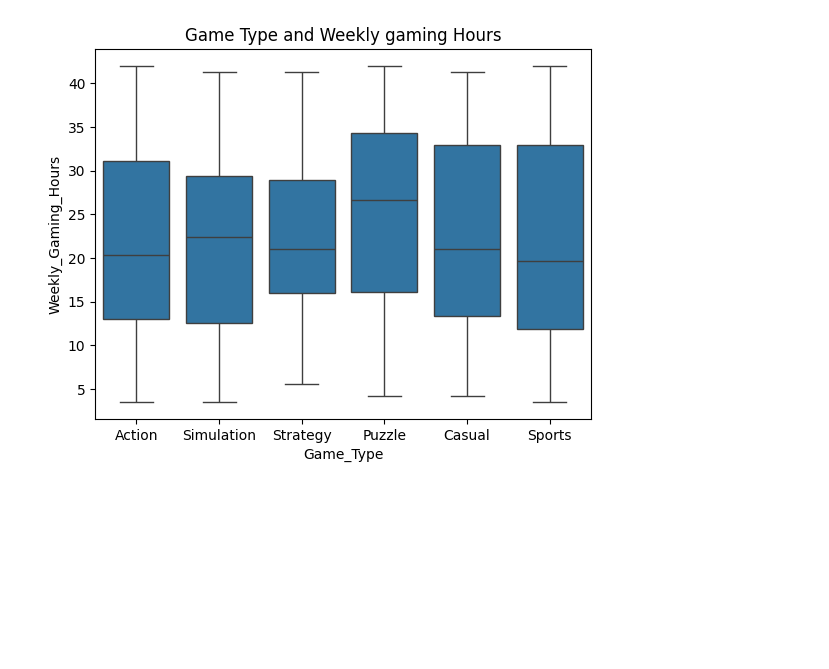
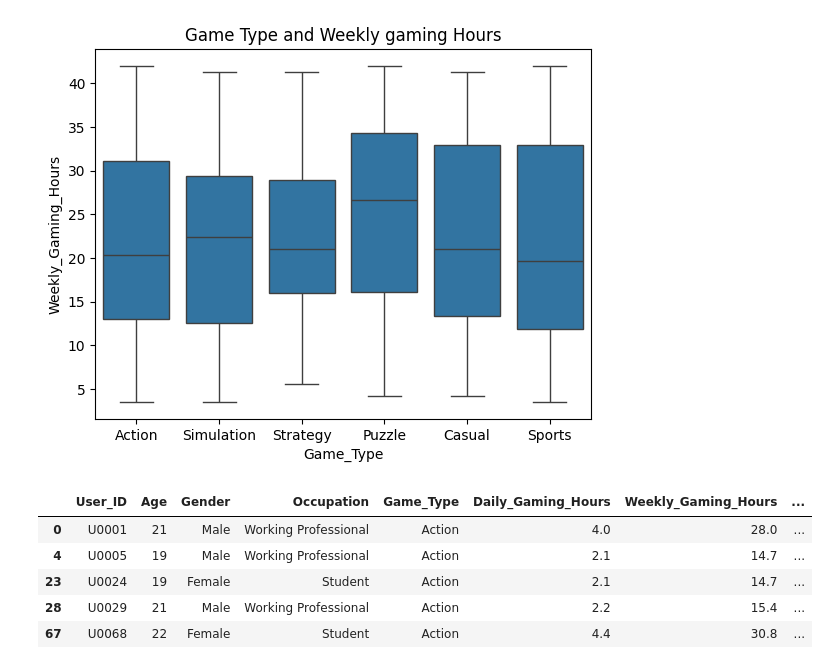
Before and after one commit to Cygus314i/Exploratory-Data-Analysis-Beginner-level-to-learn-, a Jupyter notebook: Gaming&Academic_performances.ipynb, the cells around one changed output. Cells and saved outputs as stored; diff of their text form; code cells hidden in the pictures; blank space fills up the shorter version.

```diff
--- a/Gaming&Academic_performances.ipynb
+++ b/Gaming&Academic_performances.ipynb
@@ -56,0 +96,10 @@ plt.show()
+# %%
+df_action = df_age[df_age["Game_Type"] == "Action"].copy()
+df_action.head()
+# %% [output]
+|  | User_ID | Age | Gender | Occupation | Game_Type | Daily_Gaming_Hours | Weekly_Gaming_Hours | ... |
+| 0 | U0001 | 21 | Male | Working Professional | Action | 4.0 | 28.0 | ... |
+| 4 | U0005 | 19 | Male | Working Professional | Action | 2.1 | 14.7 | ... |
+| 23 | U0024 | 19 | Female | Student | Action | 2.1 | 14.7 | ... |
+| 28 | U0029 | 21 | Male | Working Professional | Action | 2.2 | 15.4 | ... |
+| 67 | U0068 | 22 | Female | Student | Action | 4.4 | 30.8 | ... |
```
Also changed, not shown: parts of 11 cells of this notebook.
